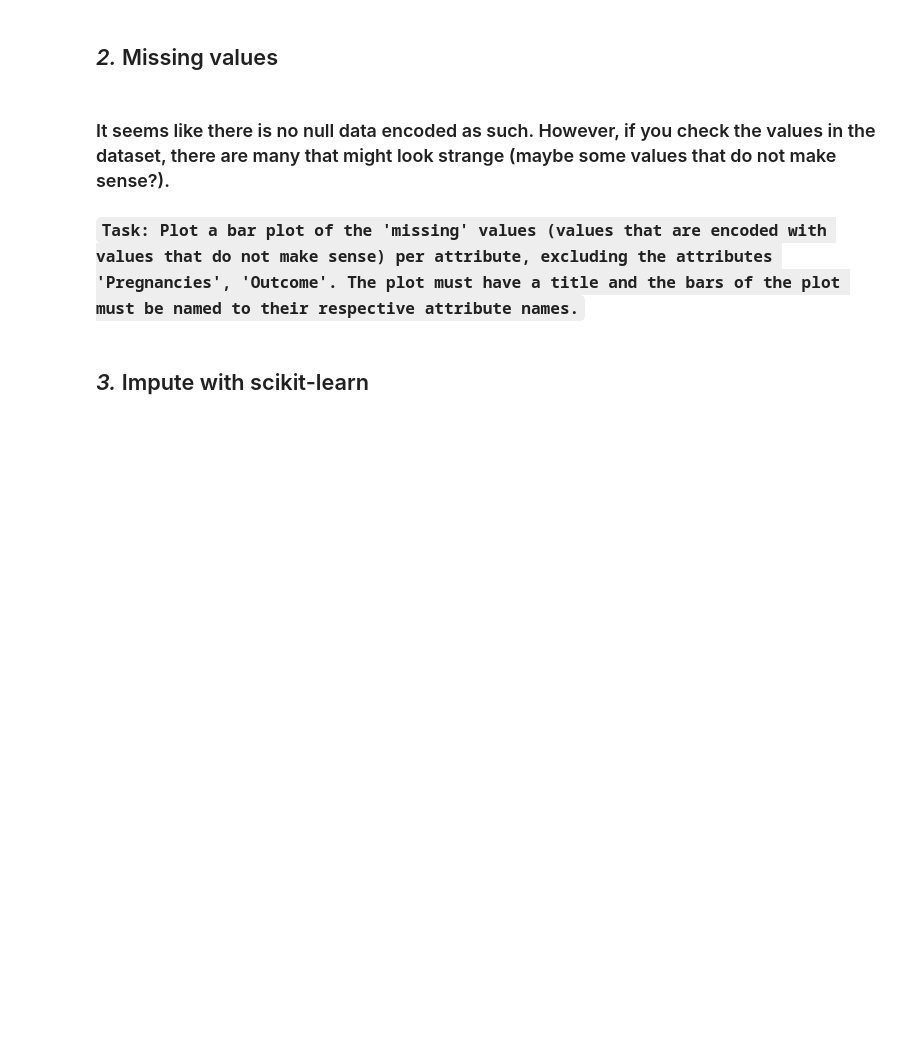
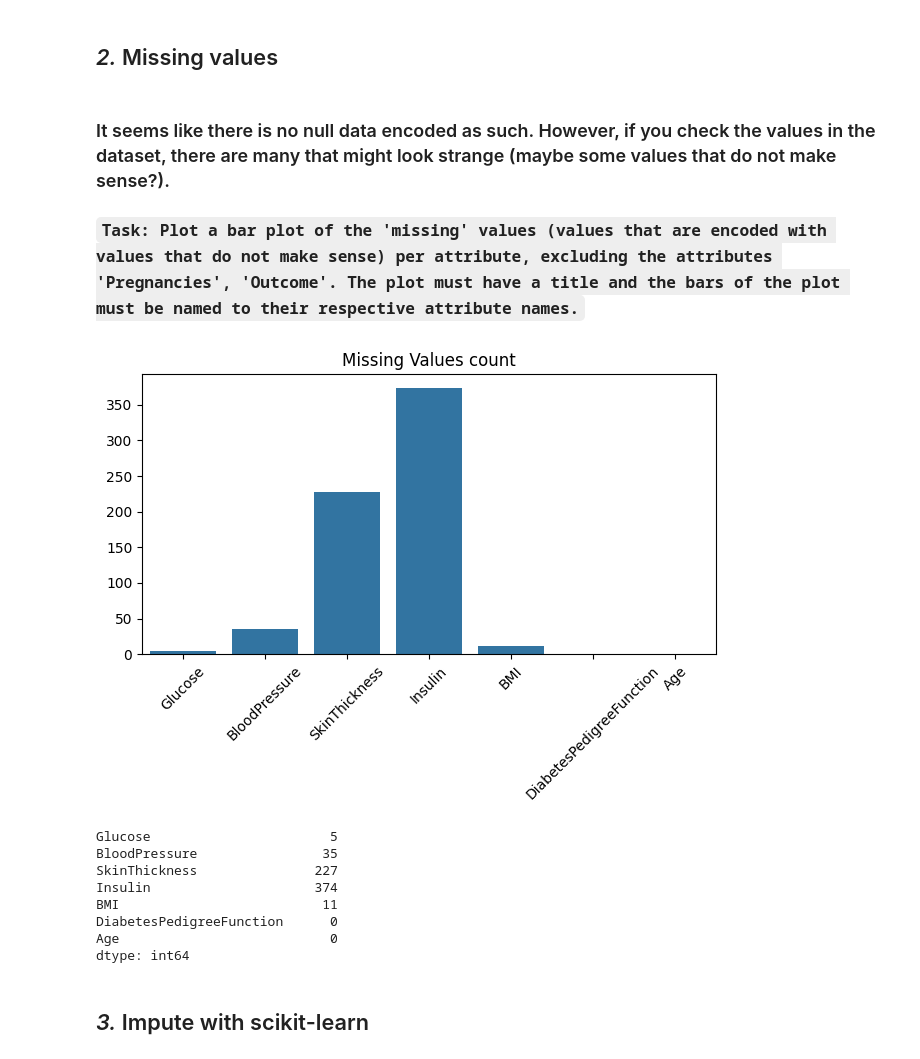
Before and after one commit to VictorLejon/fods-2024, a Jupyter notebook: HW1/HW1_instructions_24.ipynb, the cells around one changed output. Saved outputs shown, nothing was run; the diff lists cells and outputs as text; code cells hidden in the pictures; blank space fills up the shorter version.

```diff
--- a/HW1/HW1_instructions_24.ipynb
+++ b/HW1/HW1_instructions_24.ipynb
@@ -92,7 +92,7 @@ According to the information on the data, it has eight attributes and one binary
 # Write your code here
 # call your dataset: data
 
-data = pd.DataFrame() # change this
+data = pd.read_csv("dataset/diabetes.csv")
 # %%
 # do not delete this!
 data.head(5)
@@ -111,13 +145,42 @@ data.info()
 # %%
 # the steps are just indicative, if you want to do it your own way, please do so as long as you print the required barplot, specified above
 # in the task description.
 # The style, color, or library used for plotting will not affect the grading of the task (or any of the tasks that require plots)
 
-
 # step 1: store the sum of missing values per attribure (excluding the attributes 'Pregnancies', 'Outcome') in a pandas Series
 # step 2: plot the missing values series as a barplot, using the plot function from pandas (or any other library, as you prefer).
 
 # Write your code here
+
+
+check_list = ['Glucose', 'BloodPressure', 'SkinThickness', 'Insulin', 'BMI', 'DiabetesPedigreeFunction', 'Age']
+missing_value = 0
+
+# Alternative way to count the missing values
+#missing_values_count = {}
+#for col in check_list:
+#    missing_values_count[col] = len([i for i in data[col][1:] if i == missing_value])
+
+missing_values_count = (data[check_list] == missing_value).sum()
+ser = pd.Series(data=missing_values_count, index=check_list)
+
+sns.barplot(ser).set(title="Missing Values count")
+
+plt.xticks(rotation=45)
+plt.tight_layout()
+plt.show()
+
+print(ser)
+# %% [output]
+[figure, added]
+Glucose                       5
+BloodPressure                35
+SkinThickness               227
+Insulin                     374
+BMI                          11
+DiabetesPedigreeFunction      0
+Age                           0
+dtype: int64
 # %% [markdown]
 ## *3.* Impute with scikit-learn
 # %% [markdown]
```
Also changed, not shown: parts of 5 cells of this notebook.
